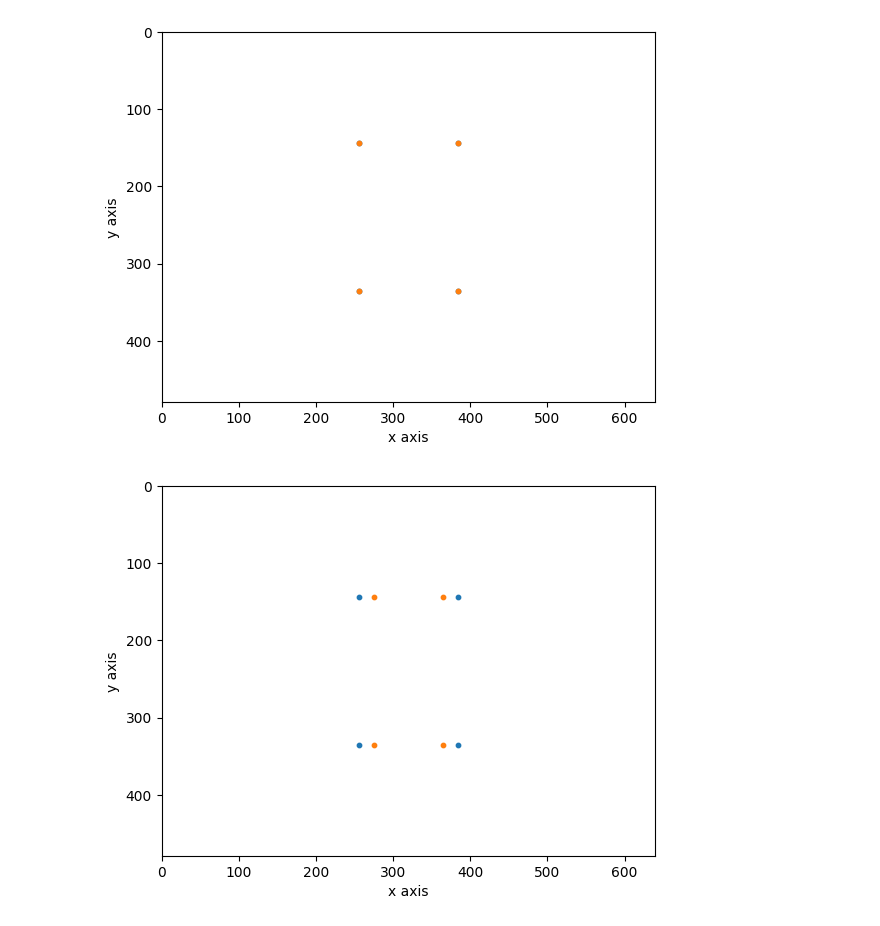
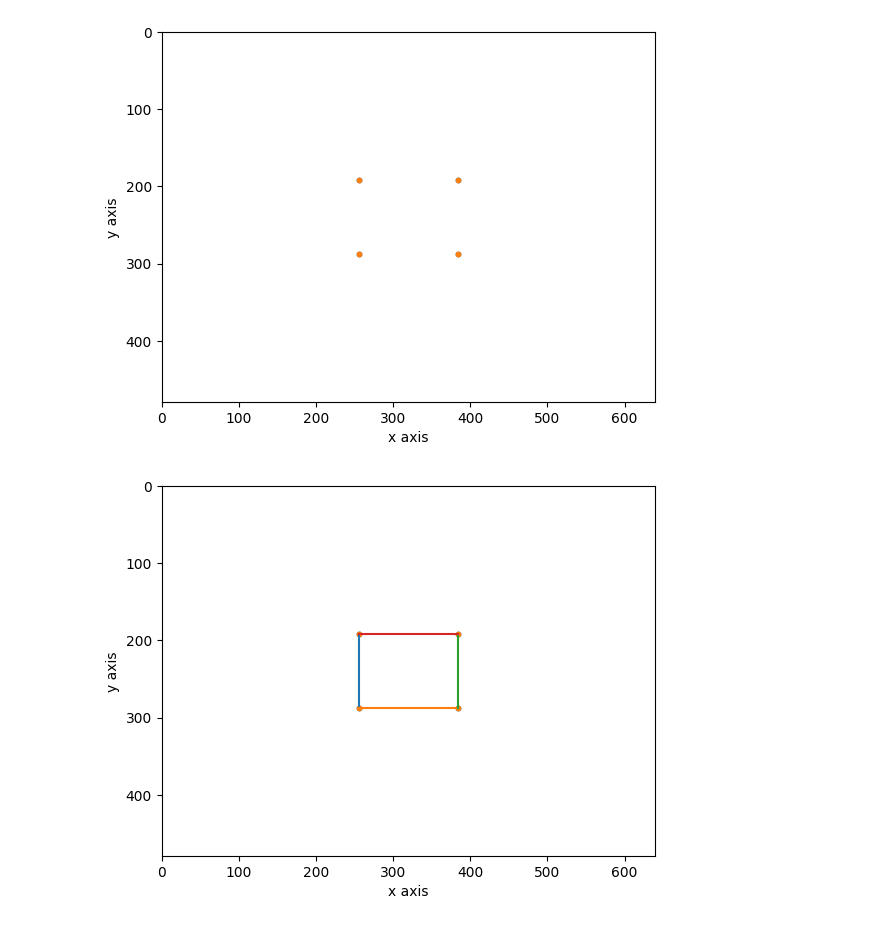
Before and after one commit to aminfadaei116/view-net, a Jupyter notebook: Debug 1 notebook.ipynb, the cells around one changed output. Saved outputs shown, nothing was run; the diff lists cells and outputs as text; code cells hidden in the pictures.

```diff
--- a/Debug 1 notebook.ipynb
+++ b/Debug 1 notebook.ipynb
@@ -21,10 +21,10 @@ from HyperParameters import *
 from Functions import *
 from matplotlib import cm
 # %%
-refKey = torch.tensor([[0.4, 0.3, 0]
-                       ,[0.4, 0.7, 0]
-                       ,[0.6, 0.3, 0]
-                       ,[0.6, 0.7, 0]], device=DEVICE, dtype=torch.double)
+refKey = torch.tensor([[0.4, 0.4, 0]
+                       ,[0.4, 0.6, 0]
+                       ,[0.6, 0.6, 0]
+                       ,[0.6, 0.4, 0]], device=DEVICE, dtype=torch.double)
 
 
 imgRef = torchvision.io.read_image(PathImg1)
@@ -33,14 +39,14 @@ height, width = 480, 640
 # %%
 draw(width, height, refKey, refKey, size=10, connect=False)
 # %% [output]
-[figure, old version]
+[figure, new version]
 # %%
 T = torch.tensor([0.0, 0.0, 0.0], device=DEVICE)
 # T = -torch.mean(refKey, axis=0) + torch.tensor([0.5, 0.5, 0], device=DEVICE)
-euler = torch.tensor([0, pi/4, 0], device=DEVICE, dtype=torch.double)
+euler = torch.tensor([0, 0, pi/2], device=DEVICE, dtype=torch.double)
 
 newKeys = TransformKeys(refKey, euler, T)
 # %%
-draw(width, height, refKey, newKeys, size=10, connect=False)
+draw(width, height, refKey, newKeys, size=10, connect=True)
 # %% [output]
-[figure, old version]
+[figure, new version]
```
Also changed, not shown: parts of 18 cells of this notebook, 8 other files.
